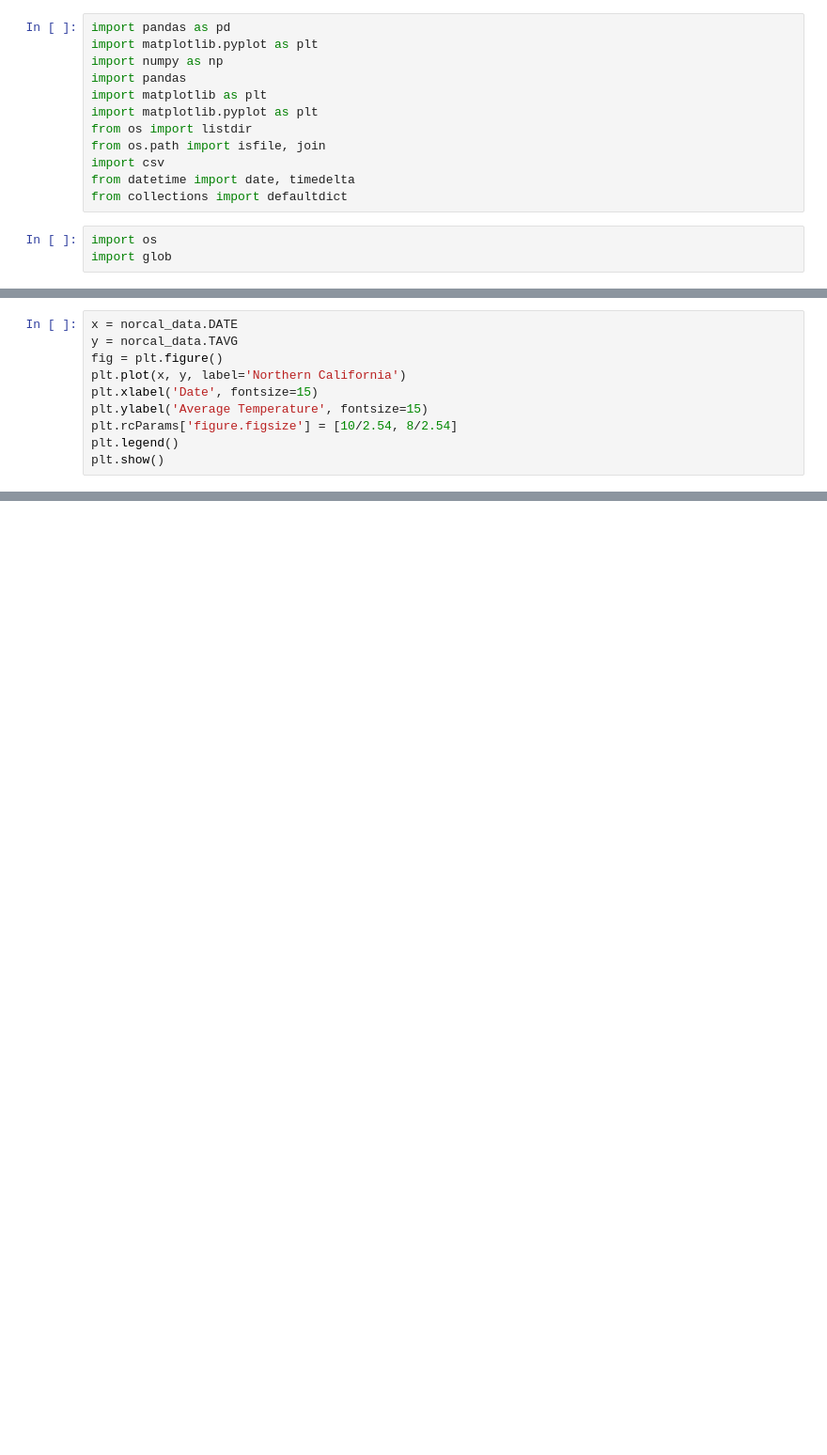
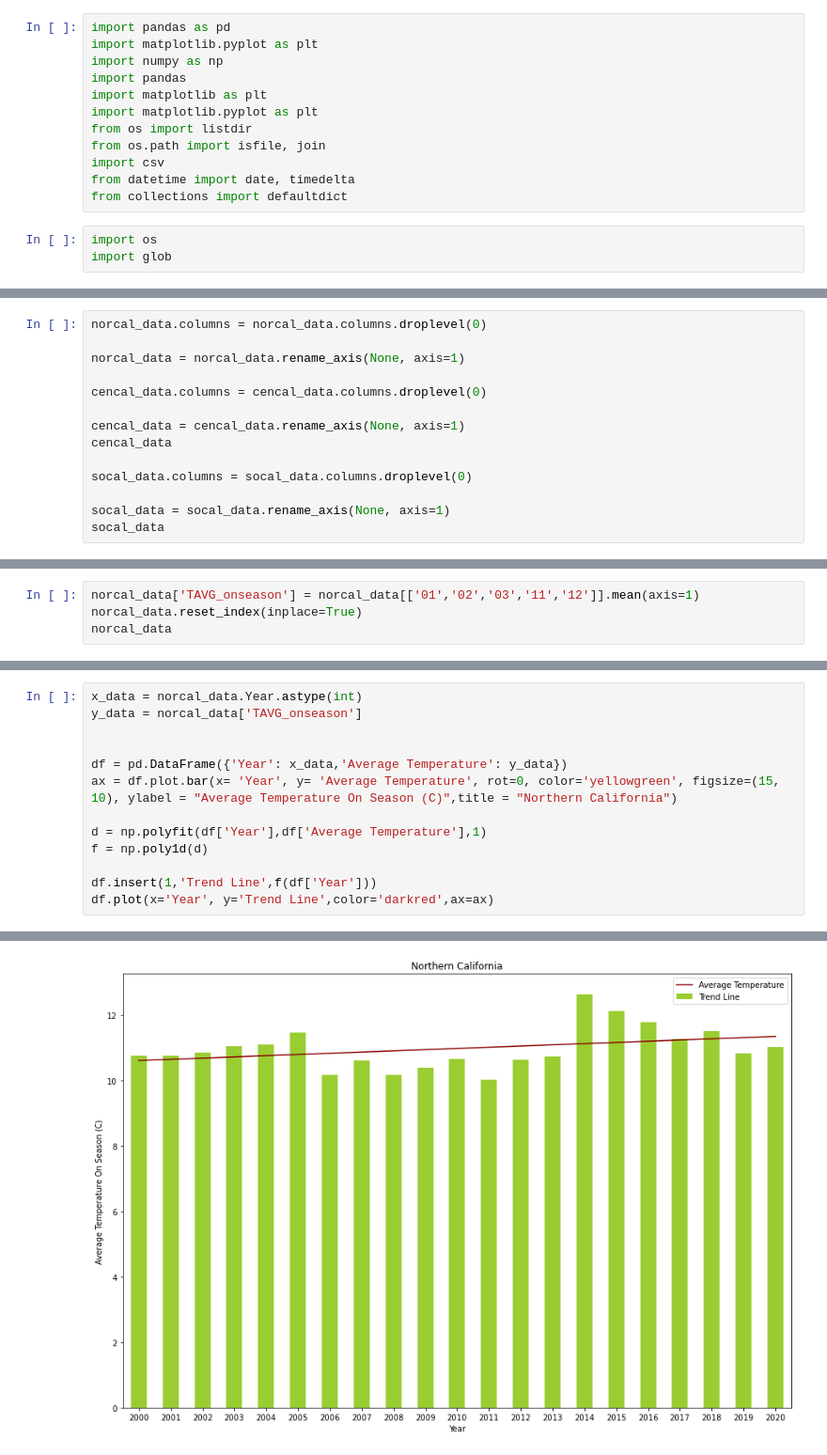
Before and after one commit to kldudzinsky/Monarch_Climate_Project, a Jupyter notebook: Notebooks/Rahwa/NorthernCalifornia.ipynb, the cells around one changed output, grey strips where cells are left out. Shown at 94% size. Cells and saved outputs as stored; diff of their text form; blank space fills up the shorter version.

Commit message:
New Graphs

```diff
--- a/Notebooks/Rahwa/NorthernCalifornia.ipynb
+++ b/Notebooks/Rahwa/NorthernCalifornia.ipynb
@@ -60,10 +132,0 @@ norcal_data
-# %%
-x = norcal_data.DATE
-y = norcal_data.TAVG
-fig = plt.figure()
-plt.plot(x, y, label='Northern California')
-plt.xlabel('Date', fontsize=15)
-plt.ylabel('Average Temperature', fontsize=15)
-plt.rcParams['figure.figsize'] = [10/2.54, 8/2.54]
-plt.legend()
-plt.show()
@@ -71,0 +183,14 @@ plt.show()
+# %%
+norcal_data.columns = norcal_data.columns.droplevel(0)
+
+norcal_data = norcal_data.rename_axis(None, axis=1)
+
+cencal_data.columns = cencal_data.columns.droplevel(0)
+
+cencal_data = cencal_data.rename_axis(None, axis=1)
+cencal_data
+
+socal_data.columns = socal_data.columns.droplevel(0)
+
+socal_data = socal_data.rename_axis(None, axis=1)
+socal_data
@@ -71,0 +216,4 @@ plt.show()
+# %%
+norcal_data['TAVG_onseason'] = norcal_data[['01','02','03','11','12']].mean(axis=1)
+norcal_data.reset_index(inplace=True)
+norcal_data
@@ -71,0 +282,14 @@ plt.show()
+# %%
+x_data = norcal_data.Year.astype(int)
+y_data = norcal_data['TAVG_onseason']
+
+
+df = pd.DataFrame({'Year': x_data,'Average Temperature': y_data})
+ax = df.plot.bar(x= 'Year', y= 'Average Temperature', rot=0, color='yellowgreen', figsize=(15, 10), ylabel = "Average Temperature On Season (C)",title = "Northern California")
+
+d = np.polyfit(df['Year'],df['Average Temperature'],1)
+f = np.poly1d(d)
+
+df.insert(1,'Trend Line',f(df['Year']))
+df.plot(x='Year', y='Trend Line',color='darkred',ax=ax)
+# %% [output]
@@ -72 +297,2 @@ plt.show()
+[figure, added]
 # %%
```
Also changed, not shown: parts of 23 cells of this notebook, 4 other files.
